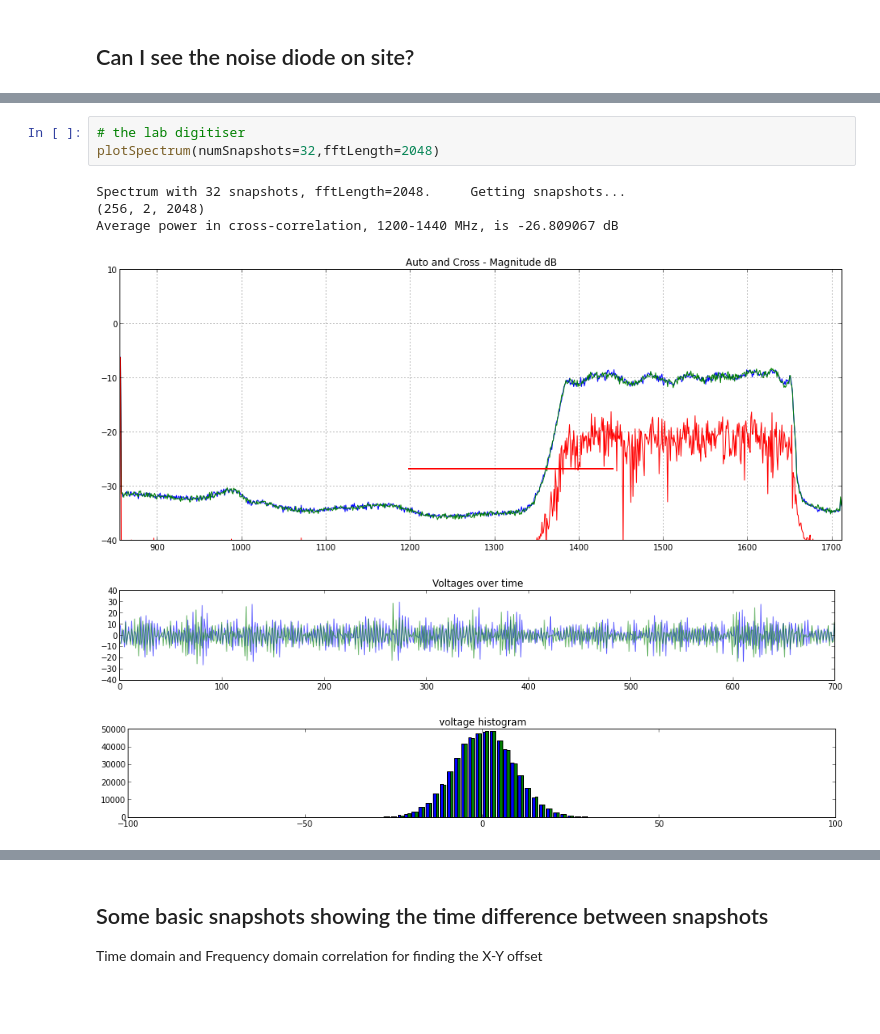
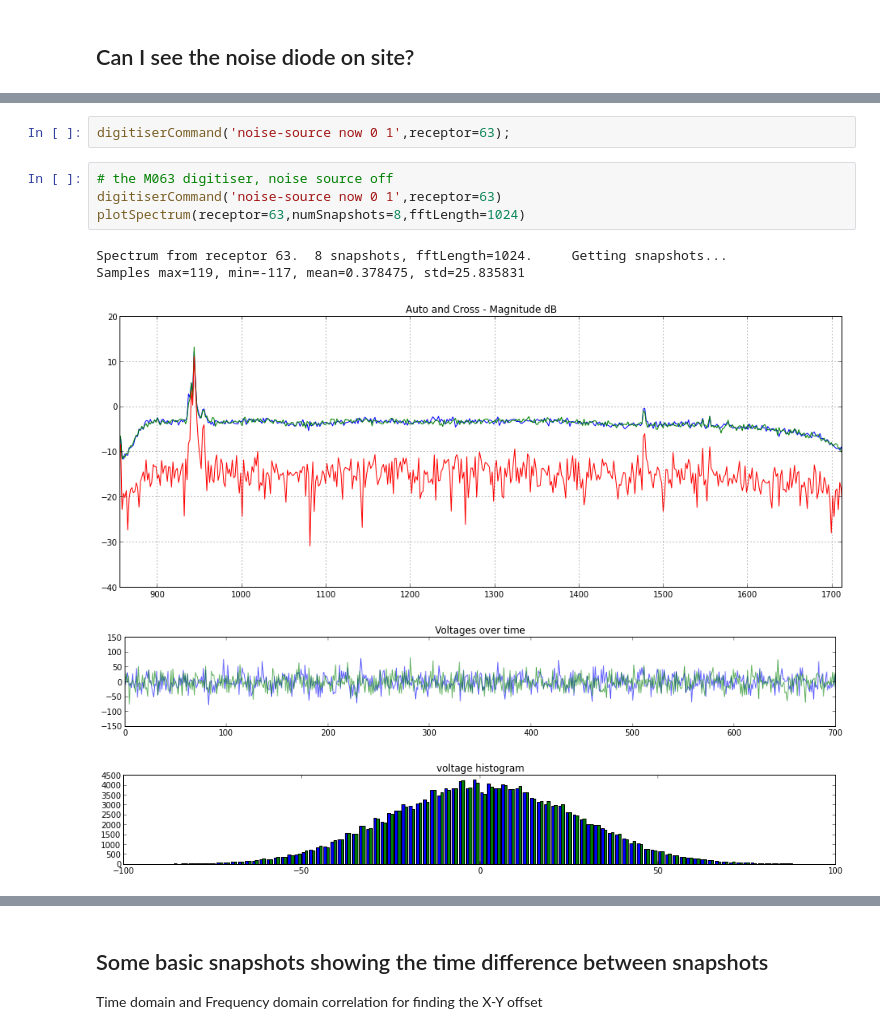
Before and after one commit to thomasska/ipython-notebooks, a Jupyter notebook: ADC-snap-shot sample offset tests.ipynb, the cells around one changed output, grey strips where cells are left out. Drawn from its saved outputs; the diff is of its cells as text; blank space fills up the shorter version.

```diff
--- a/ADC-snap-shot sample offset tests.ipynb
+++ b/ADC-snap-shot sample offset tests.ipynb
@@ -84,10 +85,12 @@ Average power 1300-1440 MHz, cross-correlation:  -22.832600 dB,  autocorrelation
-# %%
-# the lab digitiser
-plotSpectrum(numSnapshots=32,fftLength=2048)
-# %% [output]
-Spectrum with 32 snapshots, fftLength=2048.     Getting snapshots...
-(256, 2, 2048)
-Average power in cross-correlation, 1200-1440 MHz, is -26.809067 dB
-[figure, removed]
-[figure, removed]
-[figure, removed]
+# %%
+digitiserCommand('noise-source now 0 1',receptor=63);
+# %%
+# the M063 digitiser, noise source off
+digitiserCommand('noise-source now 0 1',receptor=63)
+plotSpectrum(receptor=63,numSnapshots=8,fftLength=1024)
+# %% [output]
+Spectrum from receptor 63.  8 snapshots, fftLength=1024.     Getting snapshots...
+Samples max=119, min=-117, mean=0.378475, std=25.835831
+[figure, added]
+[figure, added]
+[figure, added]
```
Also changed, not shown: parts of 16 cells of this notebook, 6 other files.
